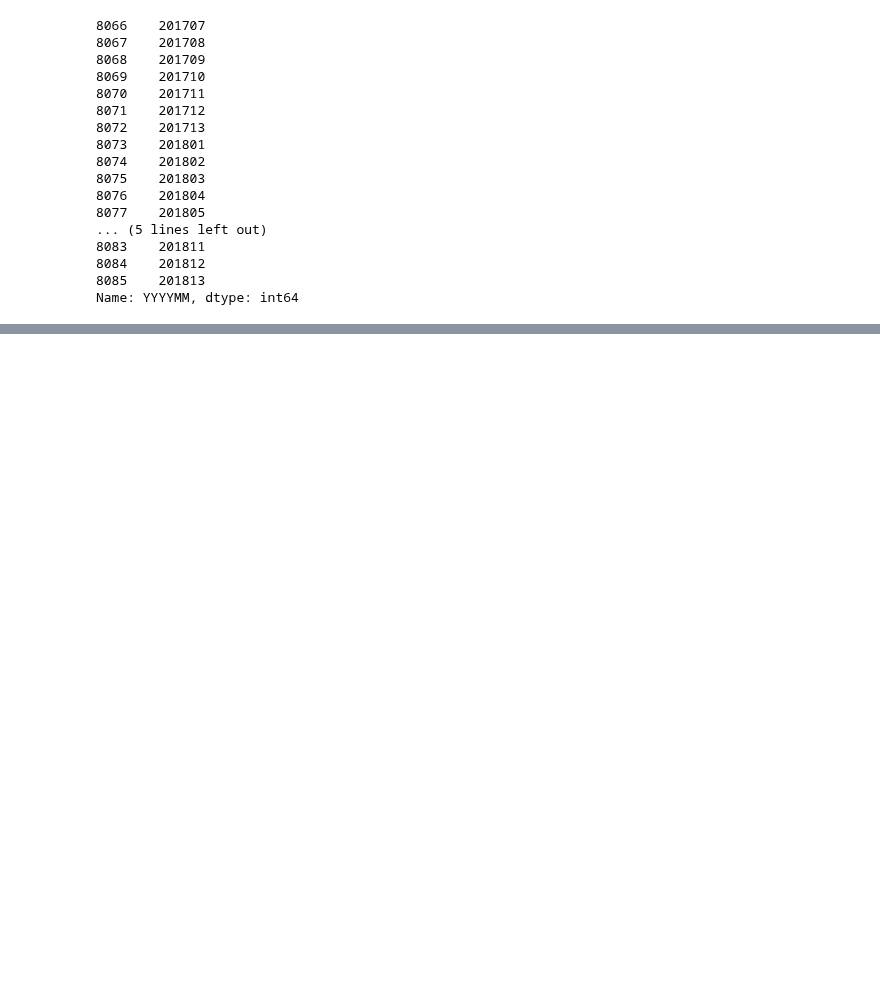
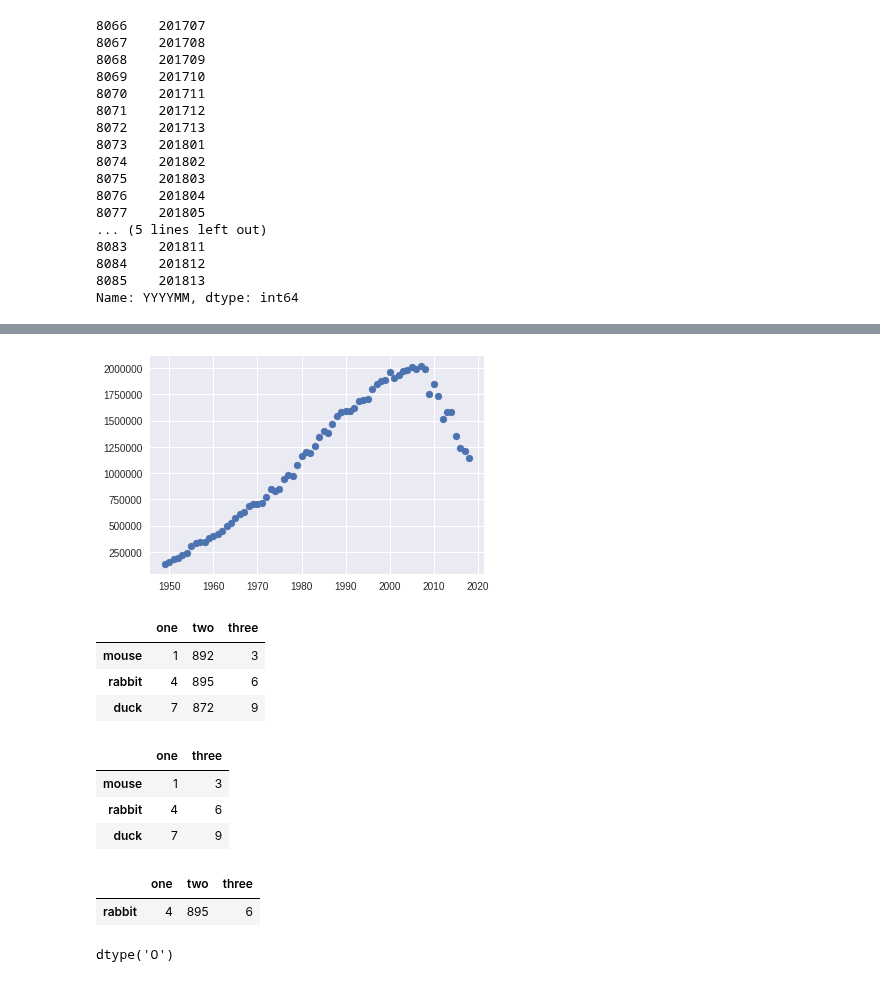
Before and after one commit to bloominstituteoftechnology/DS-Unit-1-Sprint-3-Data-Storytelling, a Jupyter notebook: module4-sequence-your-narrative/LS_DS_224_Sequence_your_narrative.ipynb, the cells around one changed output, grey strips where cells are left out. Drawn from its saved outputs; the diff is of its cells as text; code cells hidden in the pictures; blank space fills up the shorter version.

Commit message:
Project data = cleaned. Made one plot

```diff
--- a/module4-sequence-your-narrative/LS_DS_224_Sequence_your_narrative.ipynb
+++ b/module4-sequence-your-narrative/LS_DS_224_Sequence_your_narrative.ipynb
@@ -434,0 +498,5 @@ df.head()
+# %%
+# pivot the data to create more columns
+
+table = df.pivot(index="Year", columns="Description", values="Value")
+table
@@ -434,0 +523,17 @@ df.head()
+# %%
+# clean up column names
+
+table = table.rename(columns={"Electricity Net Generation From Coal, All Sectors": "Coal",
+                     "Electricity Net Generation From Conventional Hydroelectric Power, All Sectors": "Hydroelectric Power",
+                     "Electricity Net Generation From Geothermal, All Sectors": "Geothermal",
+                     "Electricity Net Generation From Hydroelectric Pumped Storage, All Sectors": "Hydroelectric Pumped Storage",
+                     "Electricity Net Generation From Natural Gas, All Sectors": "Natural Gas",
+                     "Electricity Net Generation From Nuclear Electric Power, All Sectors": "Nuclear Electric Power",
+                     "Electricity Net Generation From Other Gases, All Sectors": "Other Gases",
+                     "Electricity Net Generation From Petroleum, All Sectors": "Petroleum",
+                     "Electricity Net Generation From Solar, All Sectors": "Solar",
+                     "Electricity Net Generation From Waste, All Sectors": "Waste",
+                     "Electricity Net Generation From Wind, All Sectors": "Wind",
+                     "Electricity Net Generation From Wood, All Sectors": "Wood",
+                     "Electricity Net Generation Total (including from sources not shown), All Sectors": "Total"})
+table.head()
@@ -434,0 +548,3 @@ df.head()
+# %%
+table = table.reset_index()
+table.head()
@@ -434,0 +586,2 @@ df.head()
+# %%
+table["Coal"] = table["Coal"].astype("float64")
@@ -434,0 +600,26 @@ df.head()
+# %%
+plt.scatter(x=table["Year"], y=table["Coal"]);
+# %% [output]
+[figure, added]
+# %%
+df3 = pd.DataFrame(np.array(([1,892,3], [4,895,6], [7, 872, 9])),
+                   index=['mouse', 'rabbit', 'duck'],
+                   columns=['one', 'two', 'three'])
+df3
+# %% [output]
+|  | one | two | three |
+| mouse | 1 | 892 | 3 |
+| rabbit | 4 | 895 | 6 |
+| duck | 7 | 872 | 9 |
+# %%
+df3.filter(regex='e$', axis=1)
+# %% [output]
+|  | one | three |
+| mouse | 1 | 3 |
+| rabbit | 4 | 6 |
+| duck | 7 | 9 |
+# %%
+df3.filter(like='bbi', axis=0)
+# %% [output]
+|  | one | two | three |
+| rabbit | 4 | 895 | 6 |
@@ -434,0 +628,4 @@ df.head()
+# %%
+df3["two"].dtype
+# %% [output]
+dtype('O')
```
Also changed, not shown: parts of 20 cells of this notebook.
